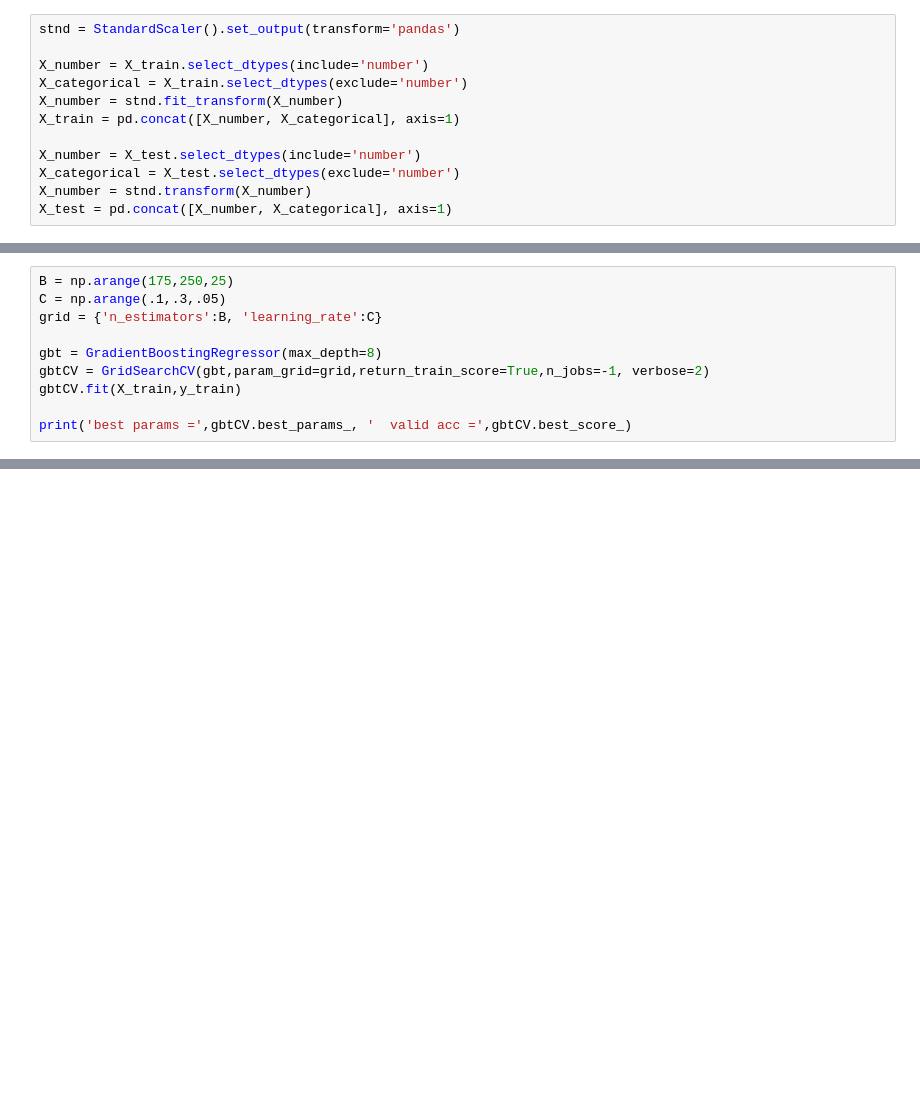
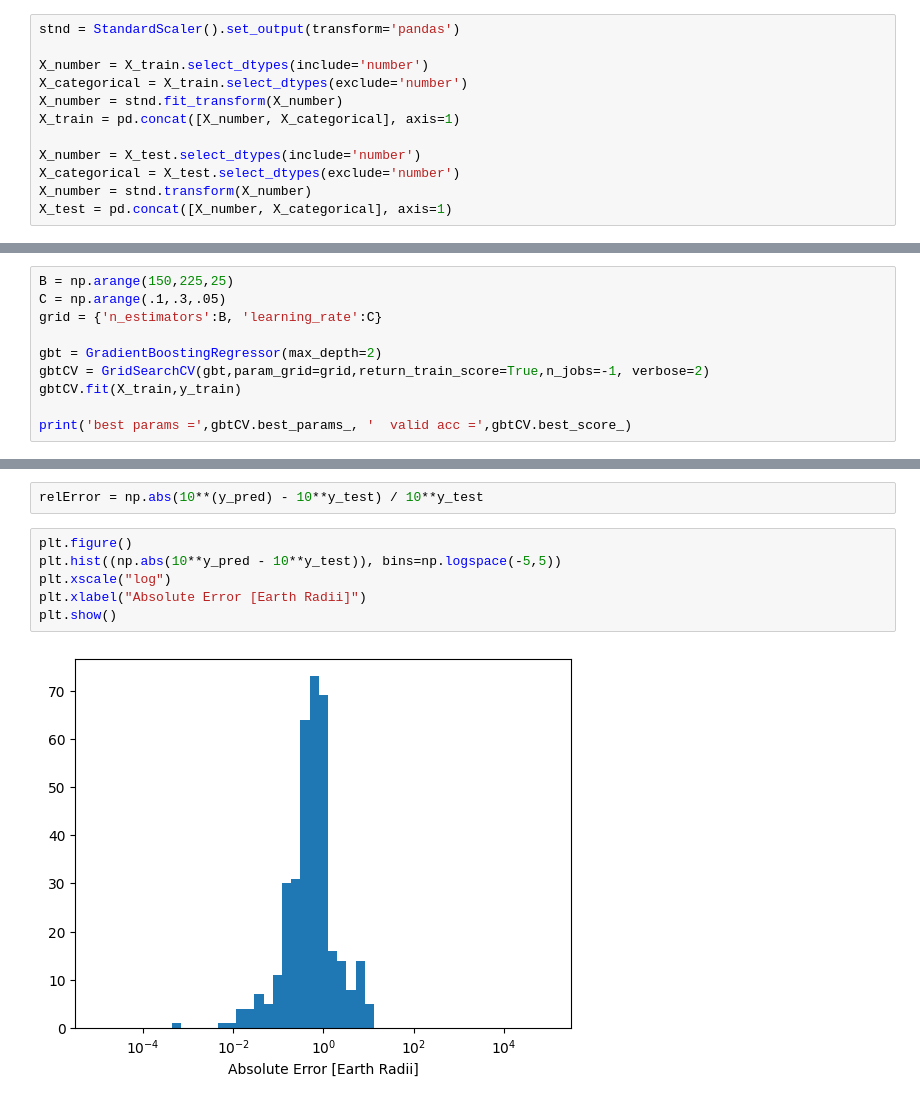
Before and after one commit to rhit-silkaijr/MA415, a Jupyter notebook: Gradient_Boosting_Trees.ipynb, the cells around one changed output, grey strips where cells are left out. Saved outputs shown, nothing was run; the diff lists cells and outputs as text; blank space fills up the shorter version.

```diff
--- a/Gradient_Boosting_Trees.ipynb
+++ b/Gradient_Boosting_Trees.ipynb
@@ -100,9 +125,9 @@ best params = {'learning_rate': np.float64(0.30000000000000004), 'max_depth': np
 # %%
-B = np.arange(175,250,25)
+B = np.arange(150,225,25)
 C = np.arange(.1,.3,.05)
 grid = {'n_estimators':B, 'learning_rate':C}
 
-gbt = GradientBoostingRegressor(max_depth=8)
+gbt = GradientBoostingRegressor(max_depth=2)
 gbtCV = GridSearchCV(gbt,param_grid=grid,return_train_score=True,n_jobs=-1, verbose=2)
 gbtCV.fit(X_train,y_train)
 
@@ -140,0 +199,10 @@ min(np.abs(10**(y_pred) - 10**y_test) / 10**y_test)
+# %%
+relError = np.abs(10**(y_pred) - 10**y_test) / 10**y_test
+# %%
+plt.figure()
+plt.hist((np.abs(10**y_pred - 10**y_test)), bins=np.logspace(-5,5))
+plt.xscale("log")
+plt.xlabel("Absolute Error [Earth Radii]")
+plt.show()
+# %% [output]
+[figure, added]
```
Also changed, not shown: parts of 23 cells of this notebook, 3 other files.
